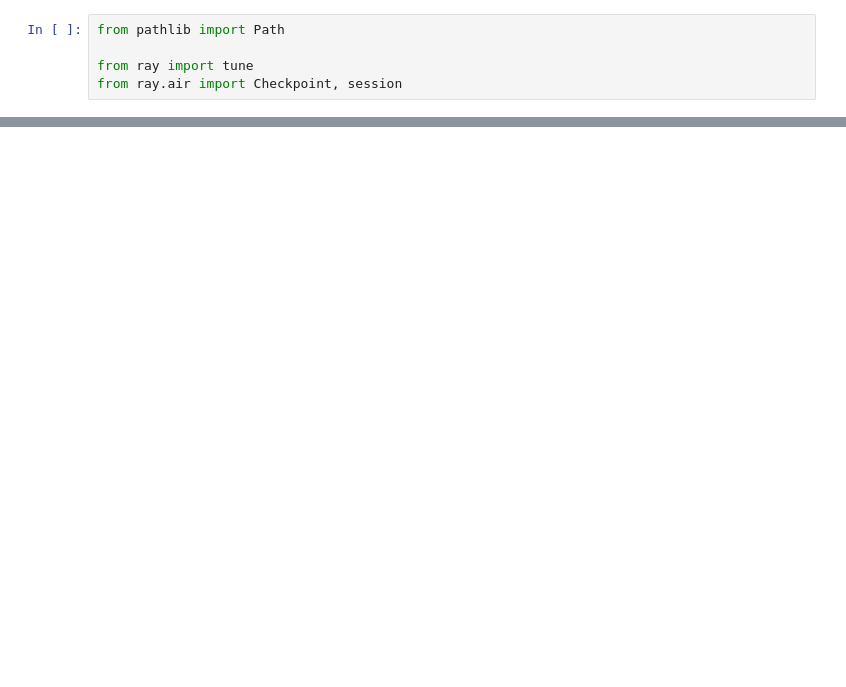
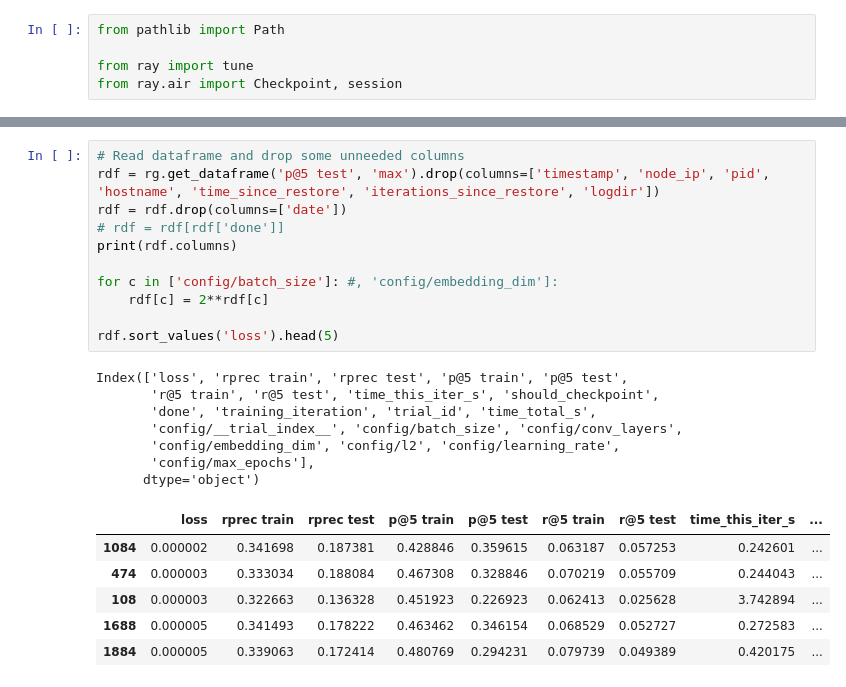
Before and after one commit to daviddavo/upm-tfm-notebooks, a Jupyter notebook: 03_mpv_tuning_results.ipynb, the cells around one changed output, grey strips where cells are left out. Drawn from its saved outputs; the diff is of its cells as text; blank space fills up the shorter version.

```diff
--- a/03_mpv_tuning_results.ipynb
+++ b/03_mpv_tuning_results.ipynb
@@ -26,0 +29,25 @@ ValueError: No metric is provided. Either pass in a `metric` arg to `get_best_re
+# %%
+# Read dataframe and drop some unneeded columns
+rdf = rg.get_dataframe('p@5 test', 'max').drop(columns=['timestamp', 'node_ip', 'pid', 'hostname', 'time_since_restore', 'iterations_since_restore', 'logdir'])
+rdf = rdf.drop(columns=['date'])
+# rdf = rdf[rdf['done']]
+print(rdf.columns)
+
+for c in ['config/batch_size']: #, 'config/embedding_dim']:
+    rdf[c] = 2**rdf[c]
+
+rdf.sort_values('loss').head(5)
+# %% [output]
+Index(['loss', 'rprec train', 'rprec test', 'p@5 train', 'p@5 test',
+       'r@5 train', 'r@5 test', 'time_this_iter_s', 'should_checkpoint',
+       'done', 'training_iteration', 'trial_id', 'time_total_s',
+       'config/__trial_index__', 'config/batch_size', 'config/conv_layers',
+       'config/embedding_dim', 'config/l2', 'config/learning_rate',
+       'config/max_epochs'],
+      dtype='object')
+|  | loss | rprec train | rprec test | p@5 train | p@5 test | r@5 train | r@5 test | time_this_iter_s | ... |
+| 1084 | 0.000002 | 0.341698 | 0.187381 | 0.428846 | 0.359615 | 0.063187 | 0.057253 | 0.242601 | ... |
+| 474 | 0.000003 | 0.333034 | 0.188084 | 0.467308 | 0.328846 | 0.070219 | 0.055709 | 0.244043 | ... |
+| 108 | 0.000003 | 0.322663 | 0.136328 | 0.451923 | 0.226923 | 0.062413 | 0.025628 | 3.742894 | ... |
+| 1688 | 0.000005 | 0.341493 | 0.178222 | 0.463462 | 0.346154 | 0.068529 | 0.052727 | 0.272583 | ... |
+| 1884 | 0.000005 | 0.339063 | 0.172414 | 0.480769 | 0.294231 | 0.079739 | 0.049389 | 0.420175 | ... |
```
Also changed, not shown: parts of 2 cells of this notebook, 2 other files.
